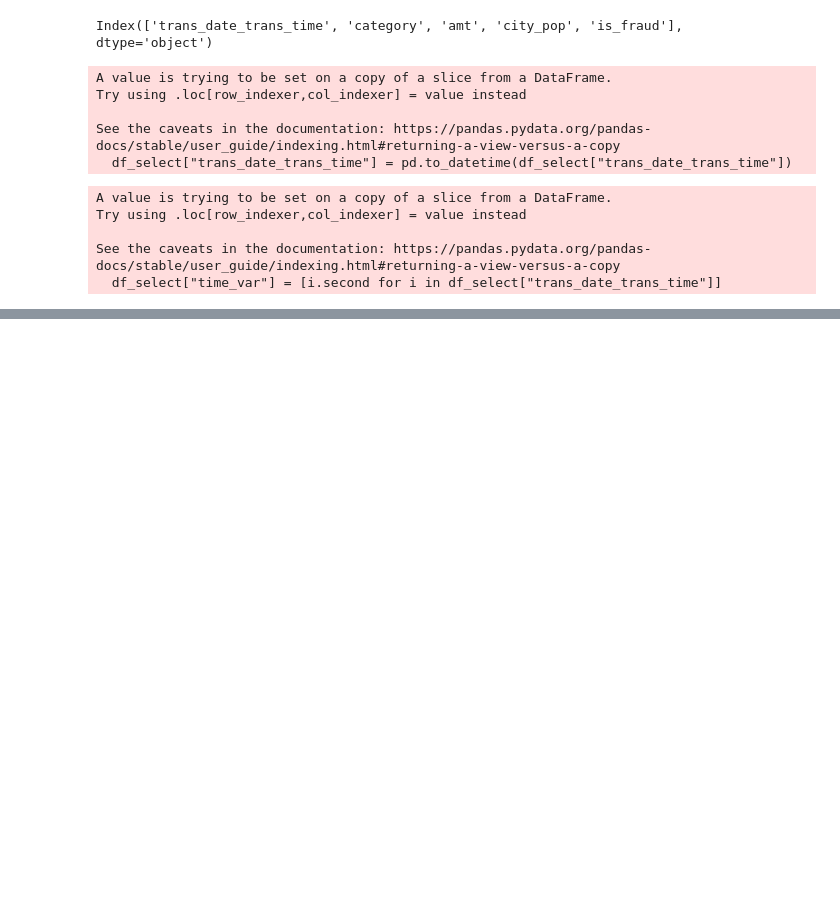
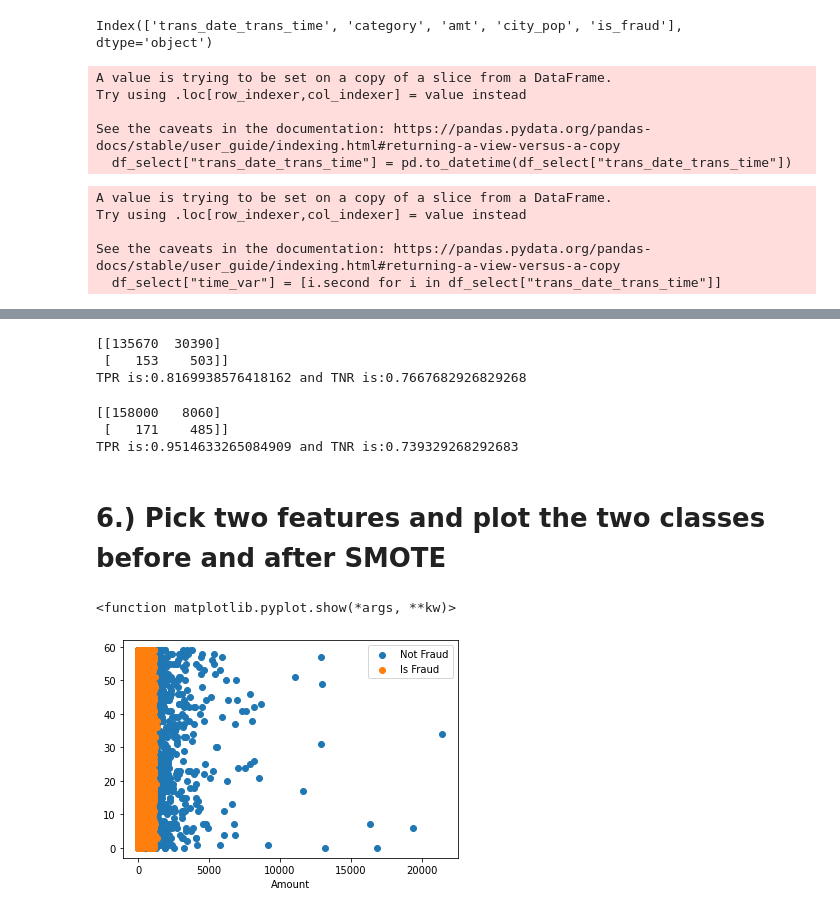
Before and after one commit to hidensuport/Hello-story-, a Jupyter notebook: inclass3.ipynb, the cells around one changed output, grey strips where cells are left out. Saved outputs shown, nothing was run; the diff lists cells and outputs as text; code cells hidden in the pictures; blank space fills up the shorter version.

```diff
--- a/inclass3.ipynb
+++ b/inclass3.ipynb
@@ -68,7 +87,0 @@ log_reg = LogisticRegression().fit(X_normalized, resample_y)
-# %%
-cut = int((len(X)*.8) //1 )
-X_train = X[:cut]
-X_test = X[cut:]
-X_normalized1 = scaler.fit_transform(X_train)
-y_train = y[:cut]
-y_test = y[cut:]
@@ -77,21 +87,0 @@ y_test = y[cut:]
-# %%
-from sklearn.metrics import roc_curve
-model = LogisticRegression()
-model.fit(X_train,y_train)
-import matplotlib.pyplot as plt
-y_pred = model.predict(X_test)
-
-# Assume y_test is the true labels and y_pred_proba is the predicted probabilities
-fpr, tpr, thresholds = roc_curve(y_test, y_pred)
-
-# Find the threshold that corresponds to a FPR of 5%
-desired_threshold = thresholds[np.argmin(np.abs(fpr-0.05))]
-
-# Plot the ROC curve to visualize the threshold
-plt.plot(fpr, tpr)
-plt.xlabel("FPR")
-plt.ylabel("TPR")
-plt.axvline(x=0.05, color='red', linestyle='--')
-plt.show()
-
-print("The threshold for a FPR of 5% is: ", desired_threshold)
@@ -134,6 +87,0 @@ from sklearn.linear_model import Lasso
-# %%
-lasso = Lasso(alpha=1.0)
-
-lasso.fit(X_train, y_train)
-
-lasso.score(X_test, y_test), lasso.score(X_train, y_train)
@@ -151,0 +111,38 @@ Since most of the coef is 0, the use of lasso data is garbage. I would not use i
+# %%
+from sklearn import metrics
+rus_cm = metrics.confusion_matrix(y_test, rus1)
+print(rus_cm)
+TPR = rus_cm[0,0]/(rus_cm[0,0] + rus_cm[0,1])
+TNR = rus_cm[1,1]/(rus_cm[1,1] + rus_cm[1,0])
+print("TPR is:{} and TNR is:{}".format(TPR, TNR))
+# %% [output]
+[[135670  30390]
+ [   153    503]]
+TPR is:0.8169938576418162 and TNR is:0.7667682926829268
+# %%
+from sklearn import metrics
+smote1_cm = metrics.confusion_matrix(y_test, smote1)
+print(smote1_cm)
+TPR = smote1_cm[0,0]/(smote1_cm[0,0] + smote1_cm[0,1])
+TNR = smote1_cm[1,1]/(smote1_cm[1,1] + smote1_cm[1,0])
+print("TPR is:{} and TNR is:{}".format(TPR, TNR))
+# %% [output]
+[[158000   8060]
+ [   171    485]]
+TPR is:0.9514633265084909 and TNR is:0.739329268292683
+# %% [markdown]
+# 6.) Pick two features and plot the two classes before and after SMOTE
+# %%
+import matplotlib.pyplot as plt
+raw_temp = pd.concat([X_train, y_train], axis=1)
+# %%
+plt.scatter(raw_temp[raw_temp["is_fraud"] ==0]["amt"],
+            raw_temp[raw_temp["is_fraud"] ==0]["time_var"])
+plt.scatter(raw_temp[raw_temp["is_fraud"] ==1]["amt"],
+            raw_temp[raw_temp["is_fraud"] ==1]["time_var"])
+plt.legend(["Not Fraud","Is Fraud"])
+plt.xlabel("Amount")
+plt.show
+# %% [output]
+<function matplotlib.pyplot.show(*args, **kw)>
+[figure, added]
```
Also changed, not shown: parts of 28 cells of this notebook.
